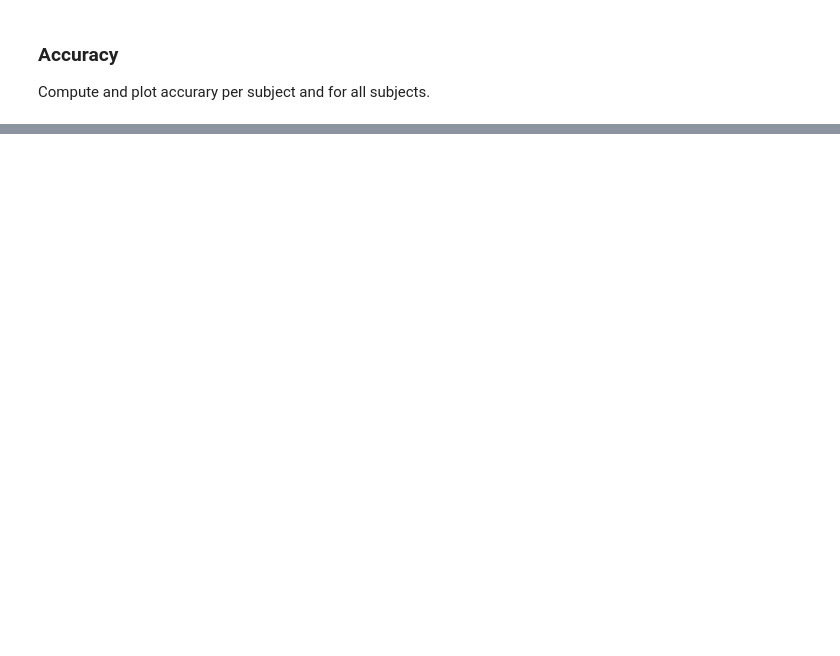
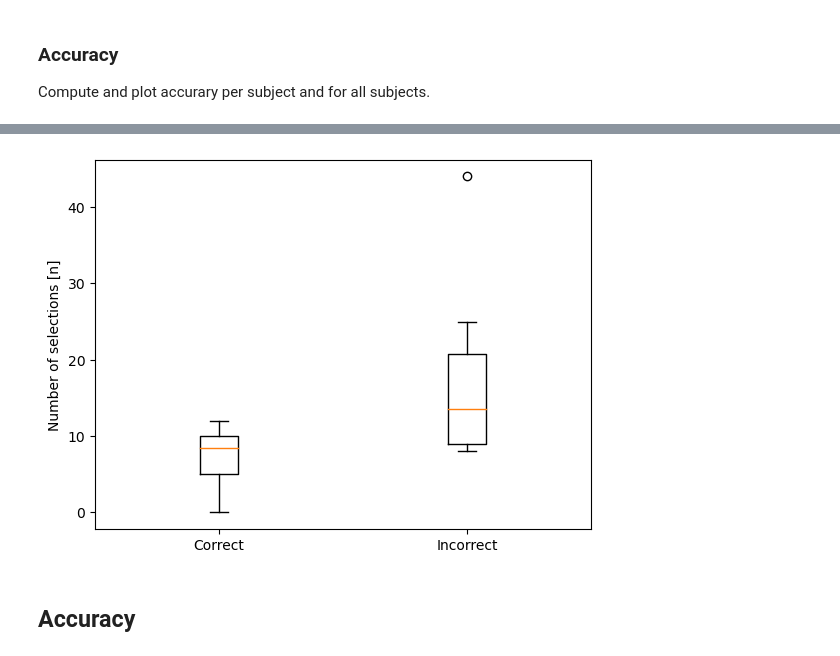
Before and after one commit to kirtonBCIlab/boccia-software-pilot, a Jupyter notebook: Notebooks/selections_counter.ipynb, the cells around one changed output, grey strips where cells are left out. Drawn from its saved outputs; the diff is of its cells as text; code cells hidden in the pictures; blank space fills up the shorter version.

```diff
--- a/Notebooks/selections_counter.ipynb
+++ b/Notebooks/selections_counter.ipynb
@@ -112,0 +145,20 @@ Total accuracy: 0.81 ± 0.05 [Mean ± SEM]
+# %%
+# Settings
+plot_bar = True
+
+# Organize pipelines per subject
+ssvep_nsubjects = len(list(set([val.split("_")[0].split('-')[-1] for (_,val) in ssvep_trials.items()])))
+
+total_list = unity_analysis.total_metrics(ssvep_unity_stream)   # List of subjects
+total_np = np.concatenate(total_list,axis=0)
+
+if plot_bar:
+    fig, ax = plt.subplots()
+    plt.boxplot(total_np)
+    # ax = sns.violinplot(total_np)
+    ax.set_xticks([1,2], ["Correct", "Incorrect"])
+    ax.set_ylabel('Number of selections [n]')
+# %% [output]
+[figure, added]
+# %% [markdown]
+## Accuracy
```
Also changed, not shown: parts of 11 cells of this notebook.
